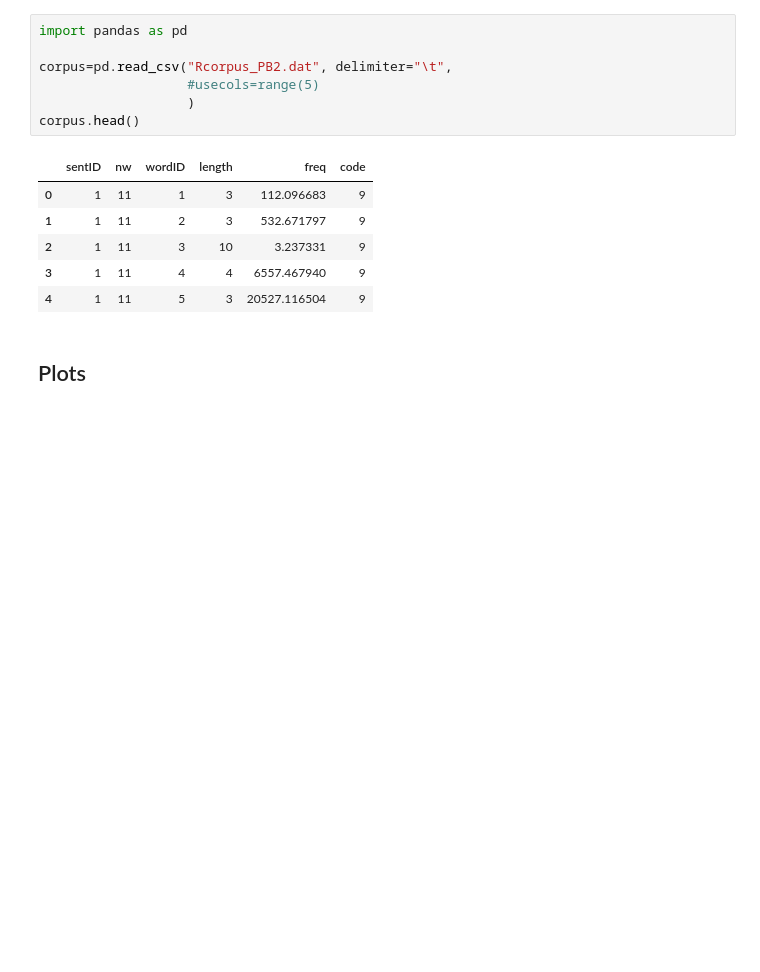
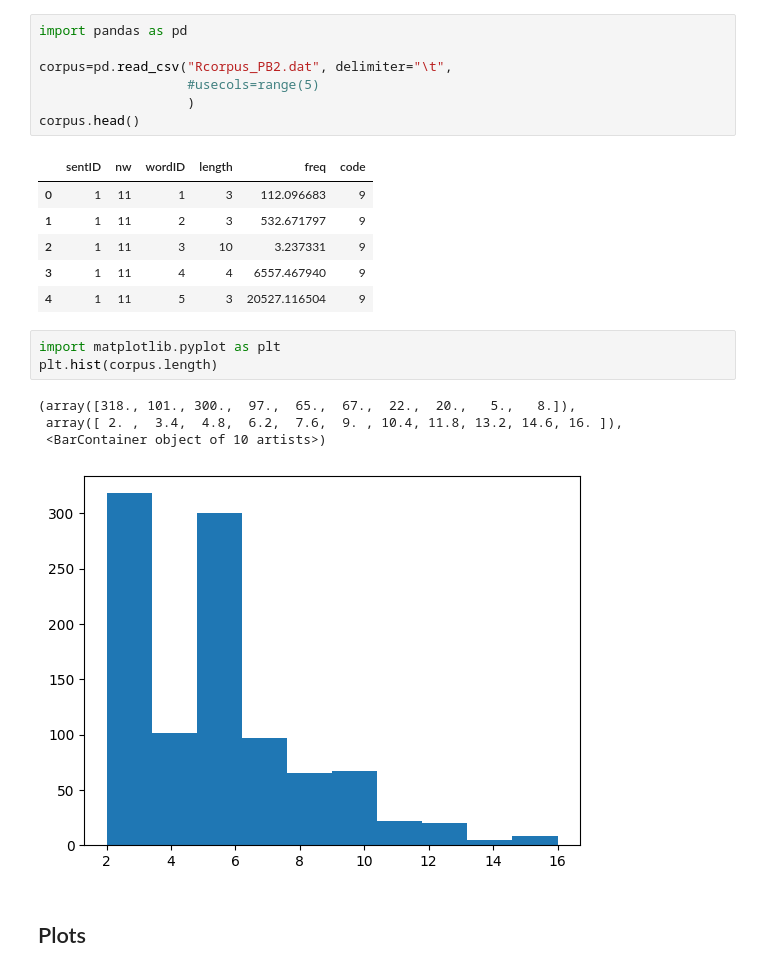
Before and after one commit to philipp-hellwig/swift-flow, a Jupyter notebook: SWIFT_explore.ipynb, the cells around one changed output. Cells and saved outputs as stored; diff of their text form; blank space fills up the shorter version.

```diff
--- a/SWIFT_explore.ipynb
+++ b/SWIFT_explore.ipynb
@@ -42,5 +42,13 @@ corpus.head()
 | 2 | 1 | 11 | 3 | 10 | 3.237331 | 9 |
 | 3 | 1 | 11 | 4 | 4 | 6557.467940 | 9 |
 | 4 | 1 | 11 | 5 | 3 | 20527.116504 | 9 |
+# %%
+import matplotlib.pyplot as plt
+plt.hist(corpus.length)
+# %% [output]
+(array([318., 101., 300.,  97.,  65.,  67.,  22.,  20.,   5.,   8.]),
+ array([ 2. ,  3.4,  4.8,  6.2,  7.6,  9. , 10.4, 11.8, 13.2, 14.6, 16. ]),
+ <BarContainer object of 10 artists>)
+[figure, added]
 # %% [markdown]
 ## Plots
```
Also changed, not shown: parts of 11 cells of this notebook, 1 other file.
